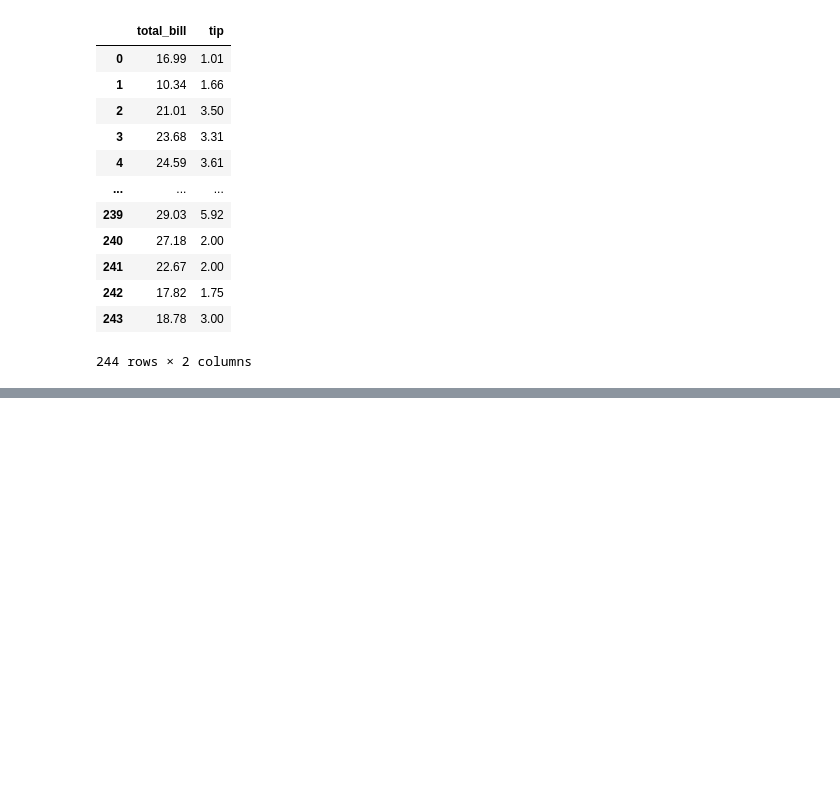
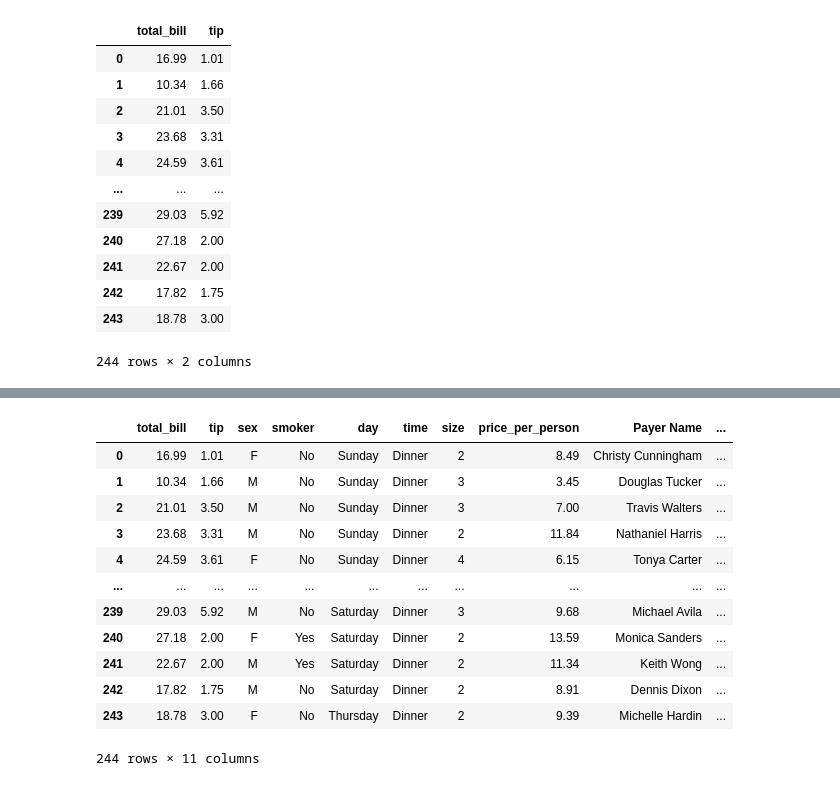
Before and after one commit to savan2508/Jupyter-Notebooks, a Jupyter notebook: Numpy and Pandas/Pandas.ipynb, the cells around one changed output, grey strips where cells are left out. Saved outputs shown, nothing was run; the diff lists cells and outputs as text; code cells hidden in the pictures; blank space fills up the shorter version.

```diff
--- a/Numpy and Pandas/Pandas.ipynb
+++ b/Numpy and Pandas/Pandas.ipynb
@@ -92,0 +244,2 @@ df[['total_bill', 'tip']]
+# %%
+df = pd.read_csv("files/tips.csv")
@@ -92,0 +295,3 @@ df[['total_bill', 'tip']]
+# %%
+df["sex"] = df["sex"].replace(["Female", "Male"], ["F", "M"])
+df.head()
@@ -92,0 +305,18 @@ df[['total_bill', 'tip']]
+# %%
+my_map = {"Sun": "Sunday", "Sat": "Saturday", "Thur": "Thursday", "Fri": "Friday"}
+df["day"] = df["day"].map(my_map)
+df
+# %% [output]
+|  | total_bill | tip | sex | smoker | day | time | size | price_per_person | Payer Name | ... |
+| 0 | 16.99 | 1.01 | F | No | Sunday | Dinner | 2 | 8.49 | Christy Cunningham | ... |
+| 1 | 10.34 | 1.66 | M | No | Sunday | Dinner | 3 | 3.45 | Douglas Tucker | ... |
+| 2 | 21.01 | 3.50 | M | No | Sunday | Dinner | 3 | 7.00 | Travis Walters | ... |
+| 3 | 23.68 | 3.31 | M | No | Sunday | Dinner | 2 | 11.84 | Nathaniel Harris | ... |
+| 4 | 24.59 | 3.61 | F | No | Sunday | Dinner | 4 | 6.15 | Tonya Carter | ... |
+| ... | ... | ... | ... | ... | ... | ... | ... | ... | ... | ... |
+| 239 | 29.03 | 5.92 | M | No | Saturday | Dinner | 3 | 9.68 | Michael Avila | ... |
+| 240 | 27.18 | 2.00 | F | Yes | Saturday | Dinner | 2 | 13.59 | Monica Sanders | ... |
+| 241 | 22.67 | 2.00 | M | Yes | Saturday | Dinner | 2 | 11.34 | Keith Wong | ... |
+| 242 | 17.82 | 1.75 | M | No | Saturday | Dinner | 2 | 8.91 | Dennis Dixon | ... |
+| 243 | 18.78 | 3.00 | F | No | Thursday | Dinner | 2 | 9.39 | Michelle Hardin | ... |
+244 rows × 11 columns
```
Also changed, not shown: parts of 21 cells of this notebook, 2 other files.
